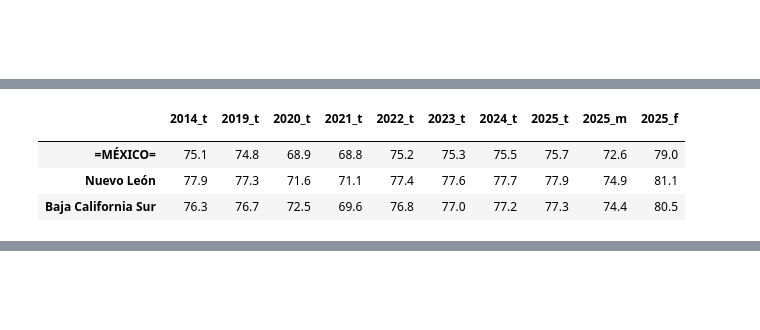
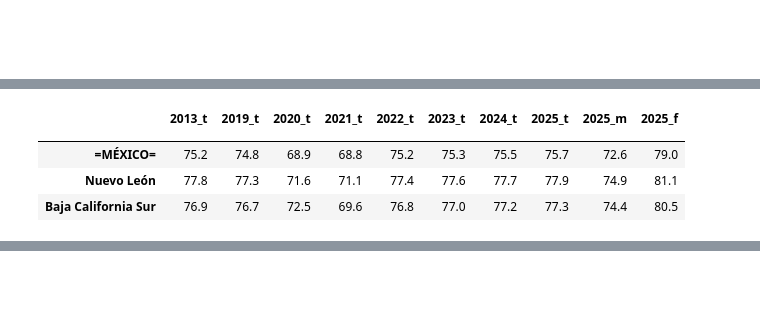
Before and after one commit to Lady3mlnm/Mini-programs-for-calculation-of-life-expectancy-in-countries, a Jupyter notebook: regions_Mexico/Mexican_table-2025.ipynb, the cells around one changed output, grey strips where cells are left out. Drawn from its saved outputs; the diff is of its cells as text; code cells hidden in the pictures.

```diff
--- a/regions_Mexico/Mexican_table-v2_&_v3.ipynb
+++ b/regions_Mexico/Mexican_table-2025.ipynb
@@ -41,6 +41,6 @@ df.head(3)
 # %%
 ls_cols = []
-for year in list(range(2010, 2026)):
+for year in list(range(2010, 2026+1)):
     ls_cols.extend([f'{year}_t', f'{year}_m', f'{year}_f'])
 
 df.columns = ls_cols
@@ -55,11 +54,0 @@ df.head(3)
-# %%
-def sort_df(df, by=['2024_t', '2024_m', '2024_f'], ascending=False):
-    df.sort_values(by=by, ascending=ascending, inplace=True)
-    indexes = df.index.to_list()
-    ls_change_order = ['=MÉXICO=']
-    indexes = list(el for el in indexes if el not in ls_change_order)
-    indexes = ls_change_order + indexes
-    return df.reindex(indexes)
-
-df = sort_df(df)
-df.head(3)
@@ -72,0 +55,11 @@ df.head(3)
+# %%
+def sort_df(df, by=['2025_t', '2025_m', '2025_f'], ascending=False):
+    df.sort_values(by=by, ascending=ascending, inplace=True)
+    indexes = df.index.to_list()
+    ls_change_order = ['=MÉXICO=']
+    indexes = list(el for el in indexes if el not in ls_change_order)
+    indexes = ls_change_order + indexes
+    return df.reindex(indexes)
+
+df = sort_df(df)
+df.head(3)
@@ -84,10 +94,9 @@ df[[f'{year}_t' for year in range(2010, 2026)]].head(3)
 # %%
-# just for interest, look at estimation
-df_estimation = df[['2014_t', '2019_t', '2020_t', '2021_t', '2022_t', '2023_t', '2024_t', '2025_t', '2025_m', '2025_f']]
-df_estimation.head(3)
+df = df[['2013_t', '2019_t', '2020_t', '2021_t', '2022_t', '2023_t', '2024_t', '2025_t', '2025_m', '2025_f']]
+df.head(3)
 # %% [output]
-|  | 2014_t | 2019_t | 2020_t | 2021_t | 2022_t | 2023_t | 2024_t | 2025_t | 2025_m | 2025_f |
+|  | 2013_t | 2019_t | 2020_t | 2021_t | 2022_t | 2023_t | 2024_t | 2025_t | 2025_m | 2025_f |
 |  |  |  |  |  |  |  |  |  |  |  |
-| =MÉXICO= | 75.1 | 74.8 | 68.9 | 68.8 | 75.2 | 75.3 | 75.5 | 75.7 | 72.6 | 79.0 |
-| Nuevo León | 77.9 | 77.3 | 71.6 | 71.1 | 77.4 | 77.6 | 77.7 | 77.9 | 74.9 | 81.1 |
-| Baja California Sur | 76.3 | 76.7 | 72.5 | 69.6 | 76.8 | 77.0 | 77.2 | 77.3 | 74.4 | 80.5 |
+| =MÉXICO= | 75.2 | 74.8 | 68.9 | 68.8 | 75.2 | 75.3 | 75.5 | 75.7 | 72.6 | 79.0 |
+| Nuevo León | 77.8 | 77.3 | 71.6 | 71.1 | 77.4 | 77.6 | 77.7 | 77.9 | 74.9 | 81.1 |
+| Baja California Sur | 76.9 | 76.7 | 72.5 | 69.6 | 76.8 | 77.0 | 77.2 | 77.3 | 74.4 | 80.5 |
```
Also changed, not shown: parts of 14 cells of this notebook, 11 other files.
